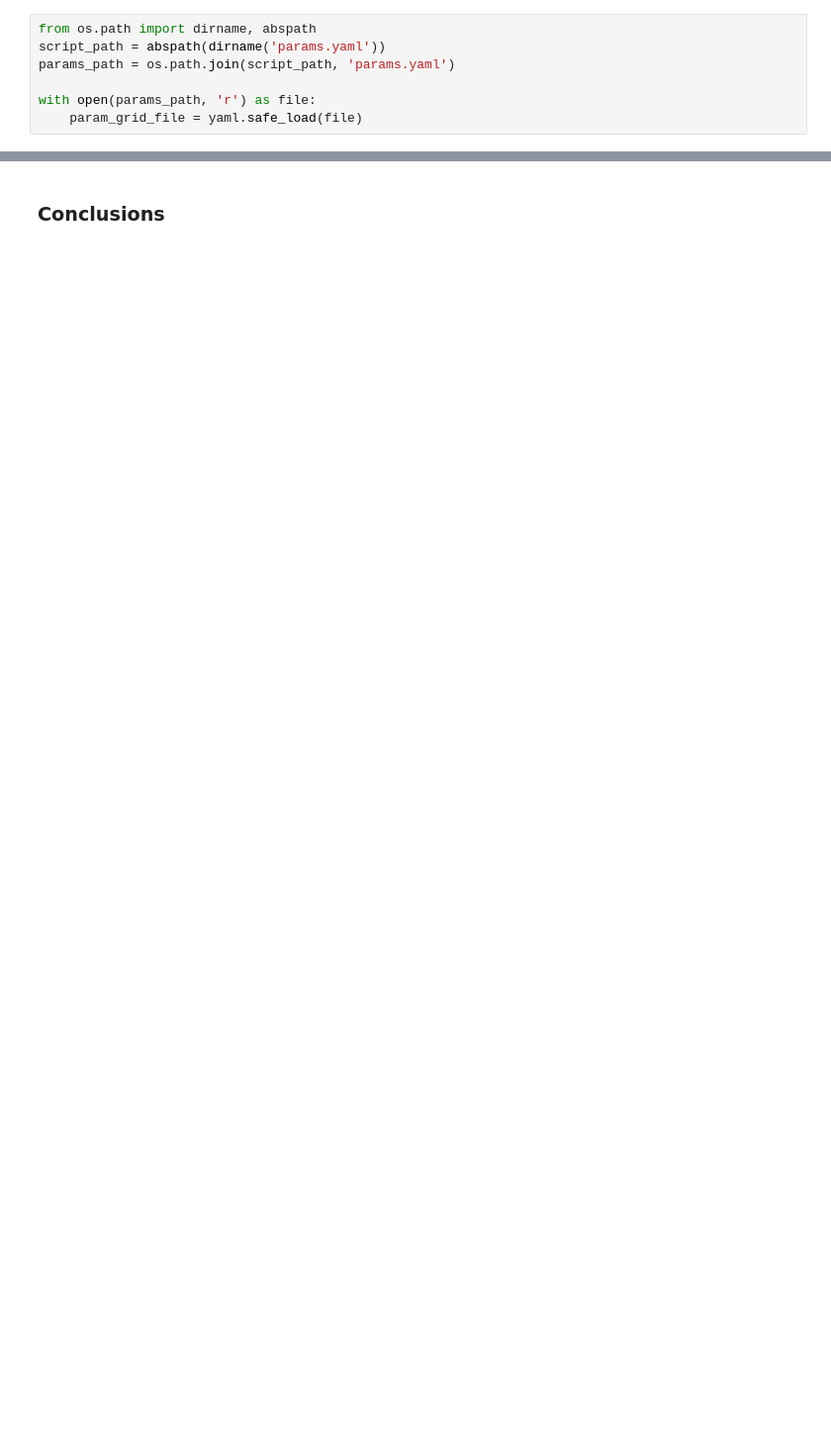
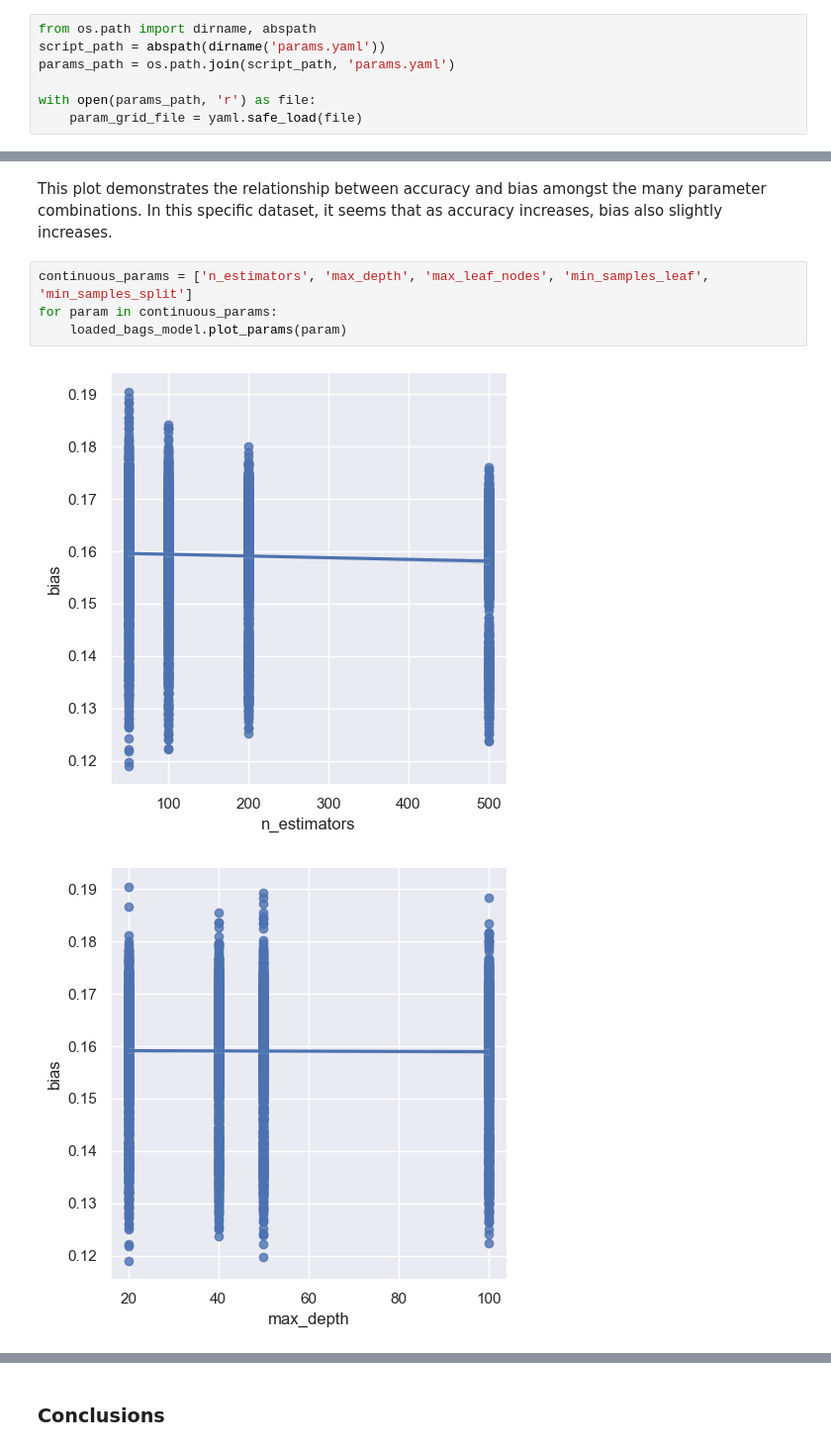
Before and after one commit to 474benchen/bias_aware_gridsearchCV, a Jupyter notebook: mortgage_example/mortgage_example.ipynb, the cells around one changed output, grey strips where cells are left out. Shown at 99% size. Saved outputs shown, nothing was run; the diff lists cells and outputs as text; blank space fills up the shorter version.

```diff
--- a/mortgage_example/mortgage_example.ipynb
+++ b/mortgage_example/mortgage_example.ipynb
@@ -333,0 +300,9 @@ After selecting a model using the grid search, disparate impact seems to have ha
+# %% [markdown]
+This plot demonstrates the relationship between accuracy and bias amongst the many parameter combinations. In this specific dataset, it seems that as accuracy increases, bias also slightly increases.
+# %%
+continuous_params = ['n_estimators', 'max_depth', 'max_leaf_nodes', 'min_samples_leaf', 'min_samples_split']
+for param in continuous_params:
+    loaded_bags_model.plot_params(param)
+# %% [output]
+[figure, added]
+[figure, added]
```
Also changed, not shown: parts of 60 cells of this notebook.
